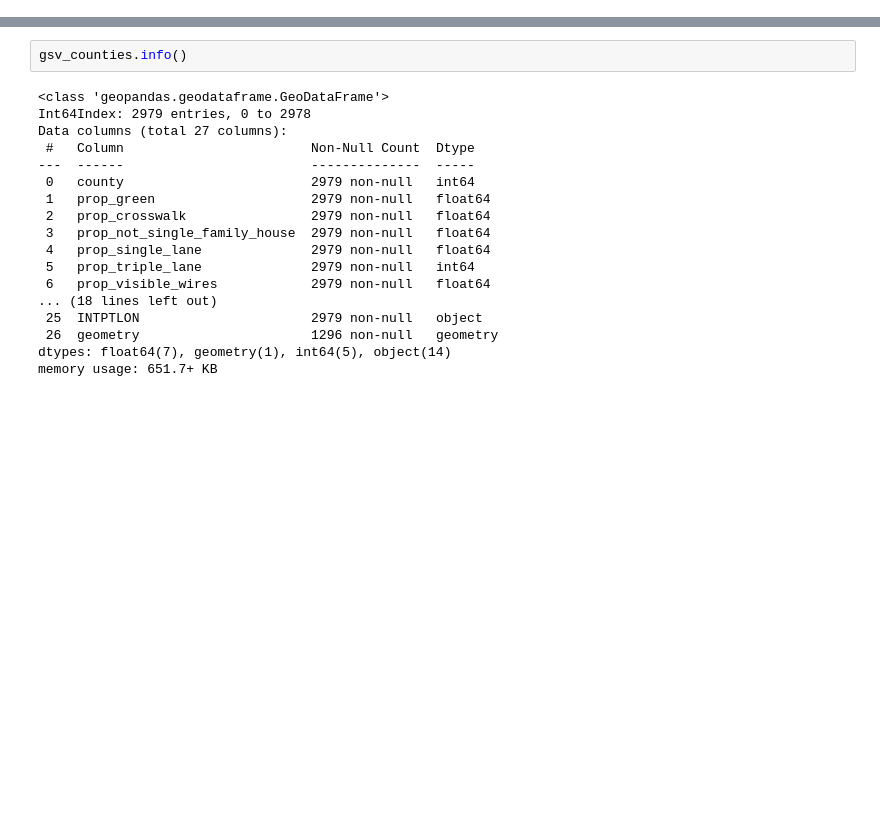
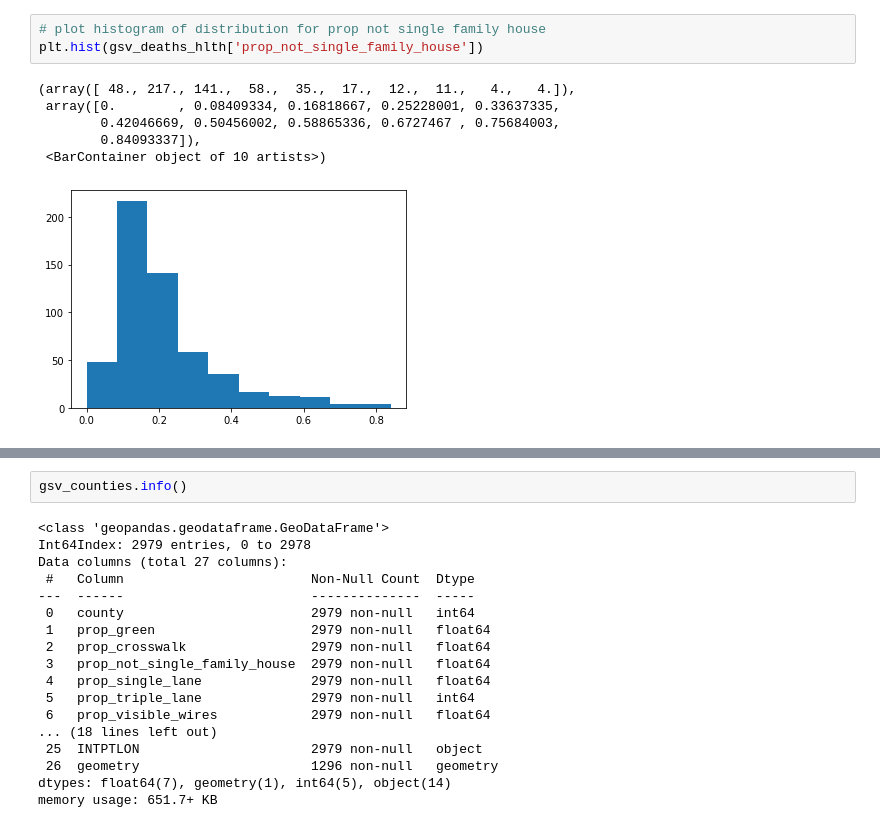
Before and after one commit to lkingston1/Kingston_MnM4SDS_project, a Jupyter notebook: Final Project.ipynb, the cells around one changed output, grey strips where cells are left out. Saved outputs shown, nothing was run; the diff lists cells and outputs as text; blank space fills up the shorter version.

```diff
--- a/Final Project.ipynb
+++ b/Final Project.ipynb
@@ -227,0 +387,10 @@ Text(0.5, 1.0, 'Proportion of County That Is Not Single Family Houses')
+# %%
+# plot histogram of distribution for prop not single family house
+plt.hist(gsv_deaths_hlth['prop_not_single_family_house'])
+# %% [output]
+(array([ 48., 217., 141.,  58.,  35.,  17.,  12.,  11.,   4.,   4.]),
+ array([0.        , 0.08409334, 0.16818667, 0.25228001, 0.33637335,
+        0.42046669, 0.50456002, 0.58865336, 0.6727467 , 0.75684003,
+        0.84093337]),
+ <BarContainer object of 10 artists>)
+[figure, added]
```
Also changed, not shown: parts of 67 cells of this notebook, 1 other file.
